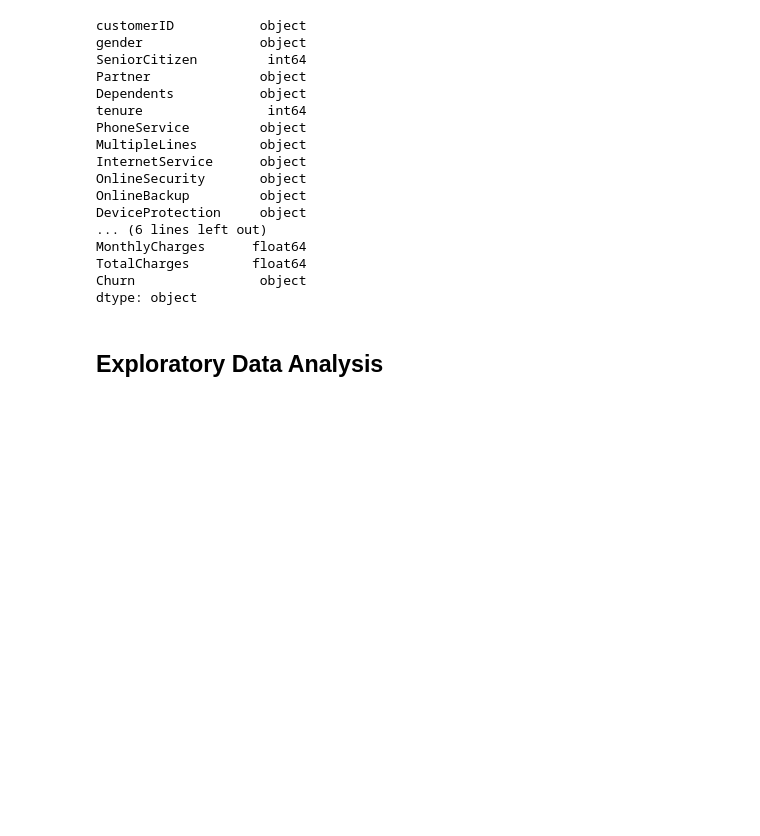
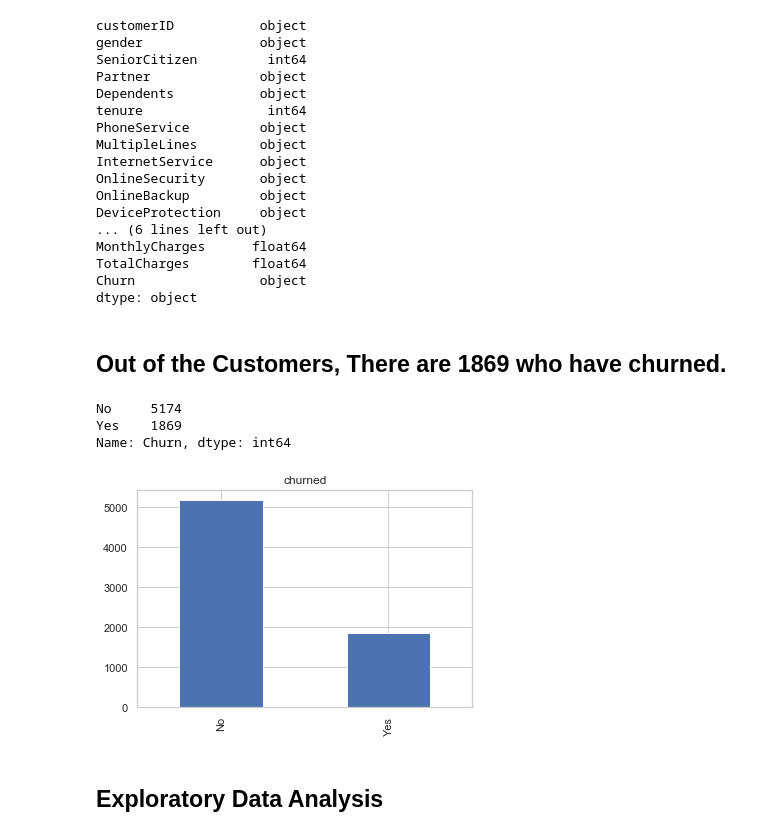
Before and after one commit to PhumlaniKubeka/DecisionTrees, a Jupyter notebook: ChurnRate.ipynb, the cells around one changed output. Saved outputs shown, nothing was run; the diff lists cells and outputs as text; code cells hidden in the pictures; blank space fills up the shorter version.

```diff
--- a/ChurnRate.ipynb
+++ b/ChurnRate.ipynb
@@ -94,6 +94,16 @@ MonthlyCharges      float64
 TotalCharges        float64
 Churn                object
 dtype: object
+# %% [markdown]
+## Out of the  Customers, There are 1869 who have churned.
+# %%
+df.Churn.value_counts().plot('bar').set_title('churned')
+print(df.Churn.value_counts())
+# %% [output]
+No     5174
+Yes    1869
+Name: Churn, dtype: int64
+[figure, added]
 # %%
 data = pd.get_dummies(df, columns=['Churn'])
 # %% [markdown]
```
Also changed, not shown: parts of 10 cells of this notebook, 5 other files.
